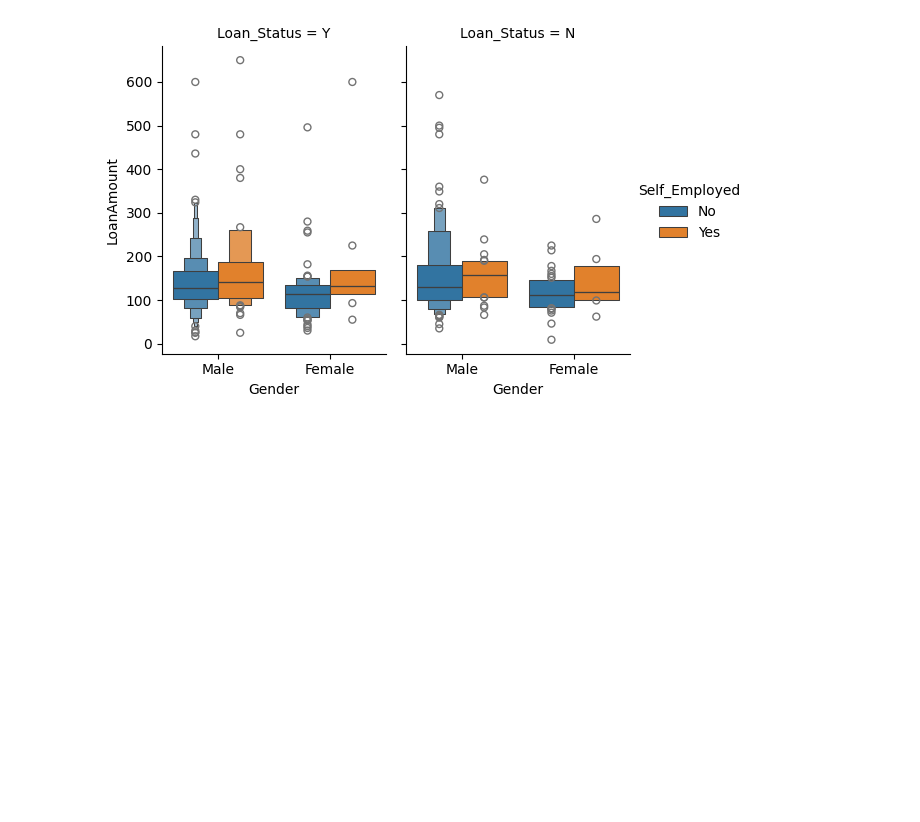
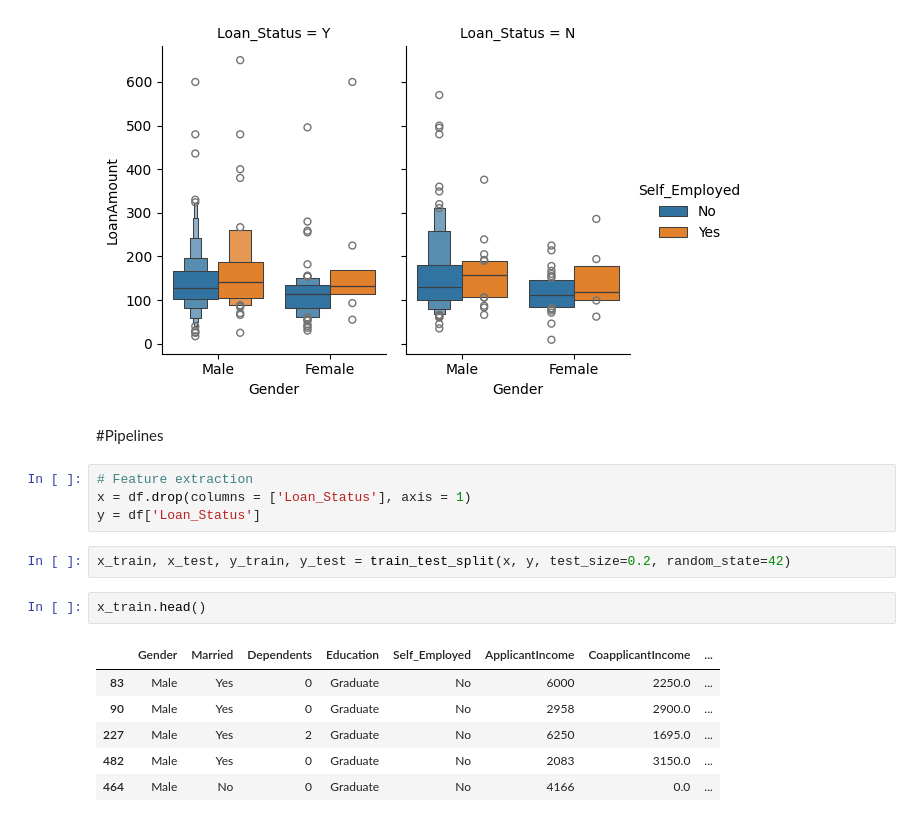
Before and after one commit to rizz045/Loan-Status-Prediction-Using-ML-Pipelines, a Jupyter notebook: Loan_Status_Prediction_Using_ML_Pipelines.ipynb, the cells around one changed output. Cells and saved outputs as stored; diff of their text form; blank space fills up the shorter version.

```diff
--- a/Loan_Status_Prediction_Using_ML_Pipelines.ipynb
+++ b/Loan_Status_Prediction_Using_ML_Pipelines.ipynb
@@ -136,3 +138,20 @@ g = sns.catplot(x="Gender", y="LoanAmount", hue='Self_Employed', col = "Loan_Sta
 # %% [output]
 <Figure size 1600x500 with 0 Axes>
 [figure]
+# %% [markdown]
+#Pipelines
+# %%
+# Feature extraction
+x = df.drop(columns = ['Loan_Status'], axis = 1)
+y = df['Loan_Status']
+# %%
+x_train, x_test, y_train, y_test = train_test_split(x, y, test_size=0.2, random_state=42)
+# %%
+x_train.head()
+# %% [output]
+|  | Gender | Married | Dependents | Education | Self_Employed | ApplicantIncome | CoapplicantIncome | ... |
+| 83 | Male | Yes | 0 | Graduate | No | 6000 | 2250.0 | ... |
+| 90 | Male | Yes | 0 | Graduate | No | 2958 | 2900.0 | ... |
+| 227 | Male | Yes | 2 | Graduate | No | 6250 | 1695.0 | ... |
+| 482 | Male | Yes | 0 | Graduate | No | 2083 | 3150.0 | ... |
+| 464 | Male | No | 0 | Graduate | No | 4166 | 0.0 | ... |
```
Also changed, not shown: parts of 2 cells of this notebook.
